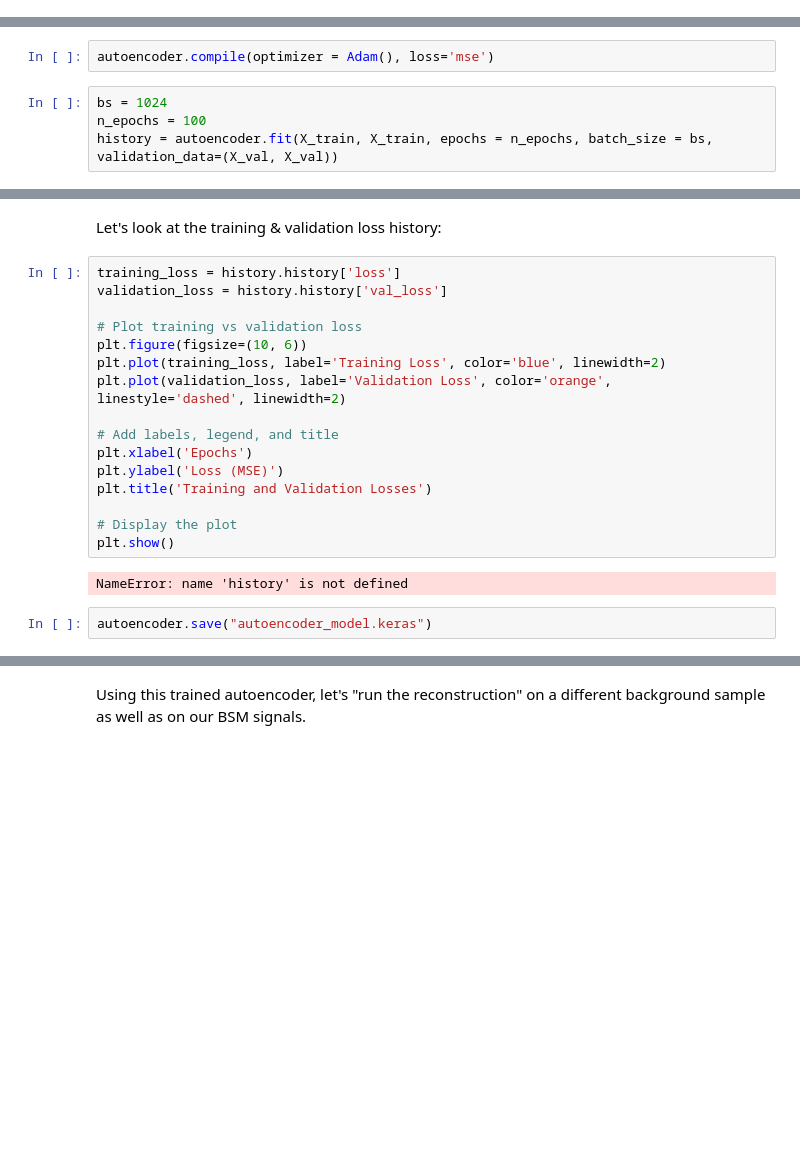
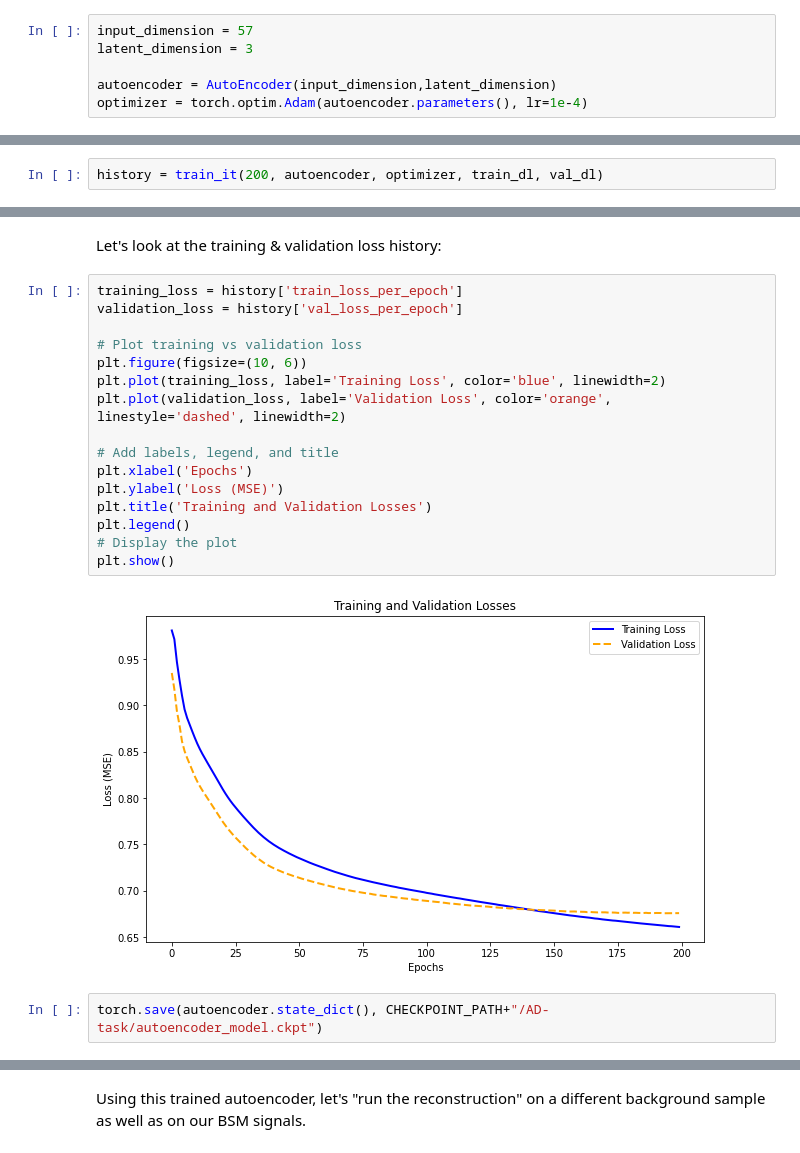
Before and after one commit to inesochoa/lisbon-ml-school, a Jupyter notebook: exercise_4.ipynb, the cells around one changed output, grey strips where cells are left out. Cells and saved outputs as stored; diff of their text form; blank space fills up the shorter version.

```diff
--- a/exercise_4.ipynb
+++ b/exercise_4.ipynb
@@ -367,10 +342,10 @@ Model: "functional"
+# %%
+input_dimension = 57
+latent_dimension = 3
+
+autoencoder = AutoEncoder(input_dimension,latent_dimension)
+optimizer = torch.optim.Adam(autoencoder.parameters(), lr=1e-4)
 # %% [markdown]
 Now that the model is defined, let's compile and train it.
 
 The loss function we'll use is the mean squared error between the input ($X$) and output / reconstructed input ($X^\prime$):
-# %%
-autoencoder.compile(optimizer = Adam(), loss='mse')
-# %%
-bs = 1024
-n_epochs = 100
-history = autoencoder.fit(X_train, X_train, epochs = n_epochs, batch_size = bs, validation_data=(X_val, X_val))
@@ -394,0 +398,2 @@ Epoch 100/100
+# %%
+history = train_it(200, autoencoder, optimizer, train_dl, val_dl)
@@ -395,24 +418,24 @@ Epoch 100/100
 # %% [markdown]
 Let's look at the training & validation loss history:
 # %%
-training_loss = history.history['loss']
-validation_loss = history.history['val_loss']
+training_loss = history['train_loss_per_epoch']
+validation_loss = history['val_loss_per_epoch']
 
 # Plot training vs validation loss
 plt.figure(figsize=(10, 6))
 plt.plot(training_loss, label='Training Loss', color='blue', linewidth=2)
 plt.plot(validation_loss, label='Validation Loss', color='orange', linestyle='dashed', linewidth=2)
 
 # Add labels, legend, and title
 plt.xlabel('Epochs')
 plt.ylabel('Loss (MSE)')
 plt.title('Training and Validation Losses')
-
+plt.legend()
 # Display the plot
 plt.show()
 # %% [output]
-NameError: name 'history' is not defined
+[figure, added]
-# %%
-autoencoder.save("autoencoder_model.keras")
+# %%
+torch.save(autoencoder.state_dict(), CHECKPOINT_PATH+"/AD-task/autoencoder_model.ckpt")
 # %%
 ! ls $DATAPATH
```
Also changed, not shown: parts of 54 cells of this notebook, 2 other files.
